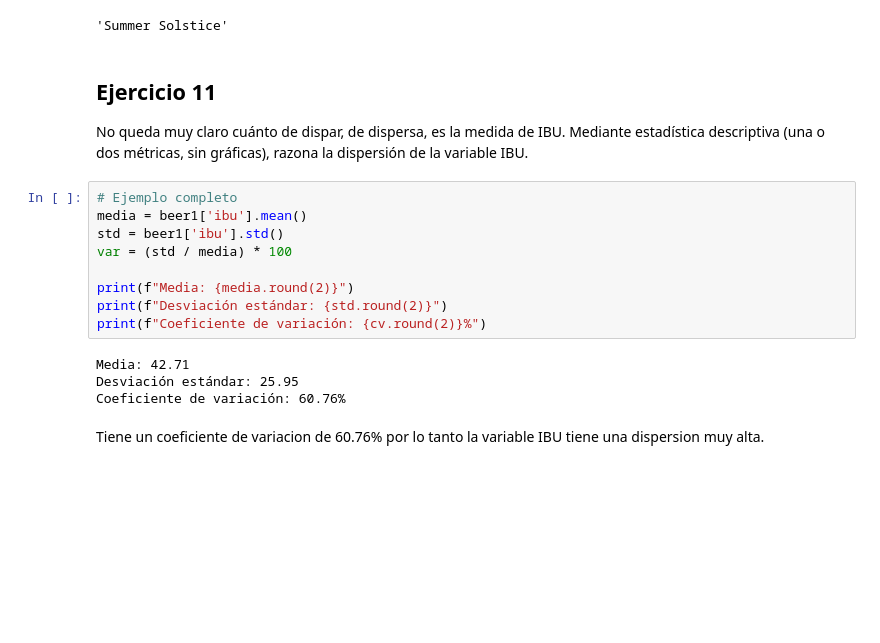
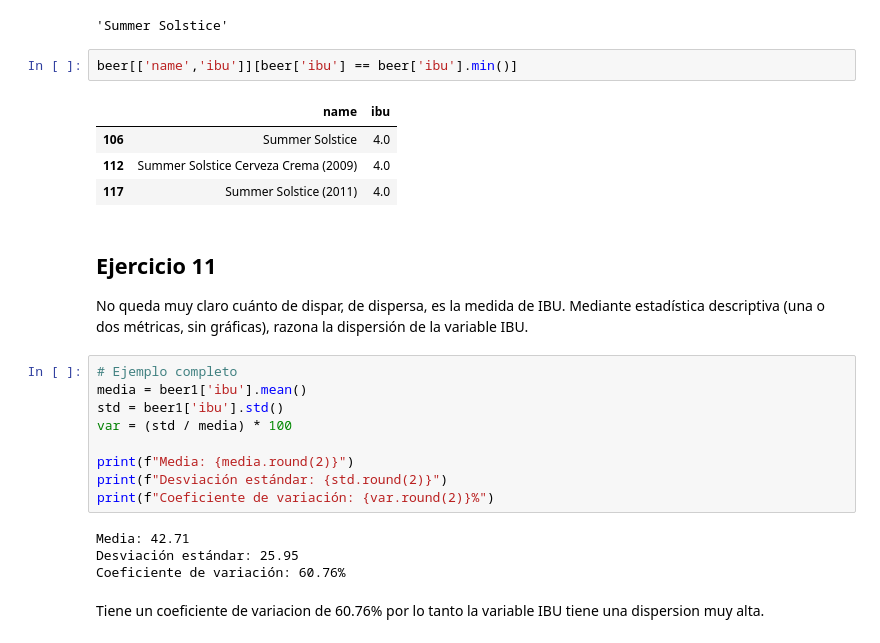
Before and after one commit to rou-tz/2026-02-BILBAO-FT-Data-Science, a Jupyter notebook: 2-Data_Analysis/2-Pandas/Practica/6-Beers/birras_repaso_Ruben.ipynb, the cells around one changed output. Saved outputs shown, nothing was run; the diff lists cells and outputs as text; blank space fills up the shorter version.

```diff
--- a/2-Data_Analysis/2-Pandas/Practica/6-Beers/birras_repaso_Ruben.ipynb
+++ b/2-Data_Analysis/2-Pandas/Practica/6-Beers/birras_repaso_Ruben.ipynb
@@ -228,6 +229,13 @@ beer1.loc[beer1['ibu'].idxmax(), 'name']
 beer1.loc[beer1['ibu'].idxmin(), 'name']
 # %% [output]
 'Summer Solstice'
+# %%
+beer[['name','ibu']][beer['ibu'] == beer['ibu'].min()]
+# %% [output]
+|  | name | ibu |
+| 106 | Summer Solstice | 4.0 |
+| 112 | Summer Solstice Cerveza Crema (2009) | 4.0 |
+| 117 | Summer Solstice (2011) | 4.0 |
 # %% [markdown]
 ## Ejercicio 11
 No queda muy claro cuánto de dispar, de dispersa, es la medida de IBU. Mediante estadística descriptiva (una o dos métricas, sin gráficas), razona la dispersión de la variable IBU.
@@ -239,7 +247,7 @@ var = (std / media) * 100
 
 print(f"Media: {media.round(2)}")
 print(f"Desviación estándar: {std.round(2)}")
-print(f"Coeficiente de variación: {cv.round(2)}%")
+print(f"Coeficiente de variación: {var.round(2)}%")
 # %% [output]
 Media: 42.71
 Desviación estándar: 25.95
```
Also changed, not shown: parts of 8 cells of this notebook, 2 other files.
